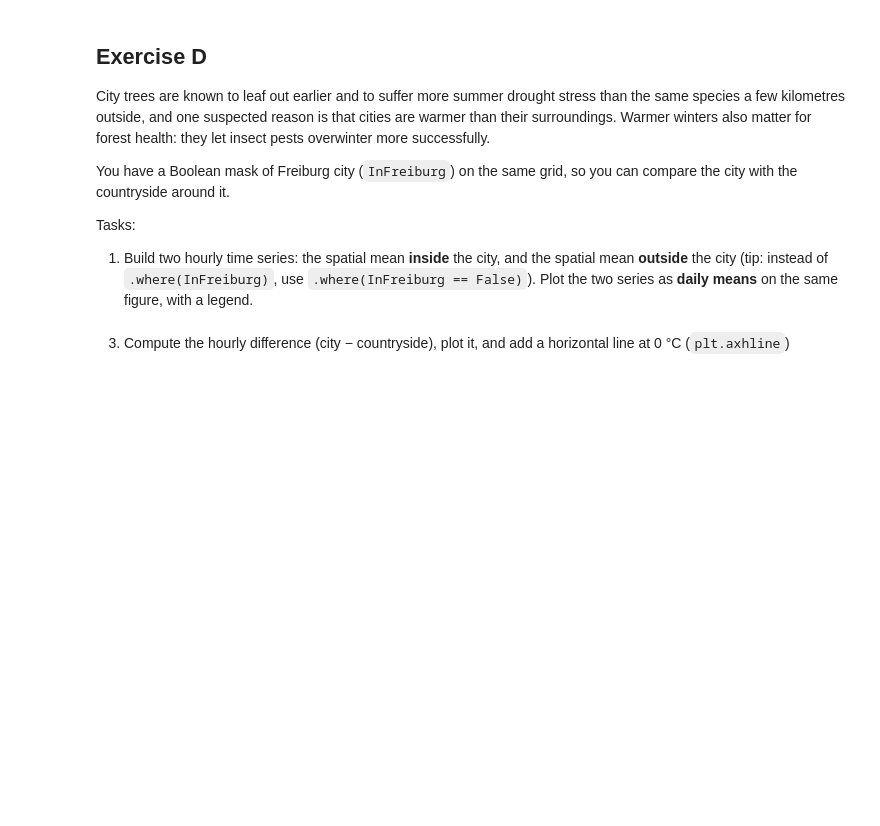
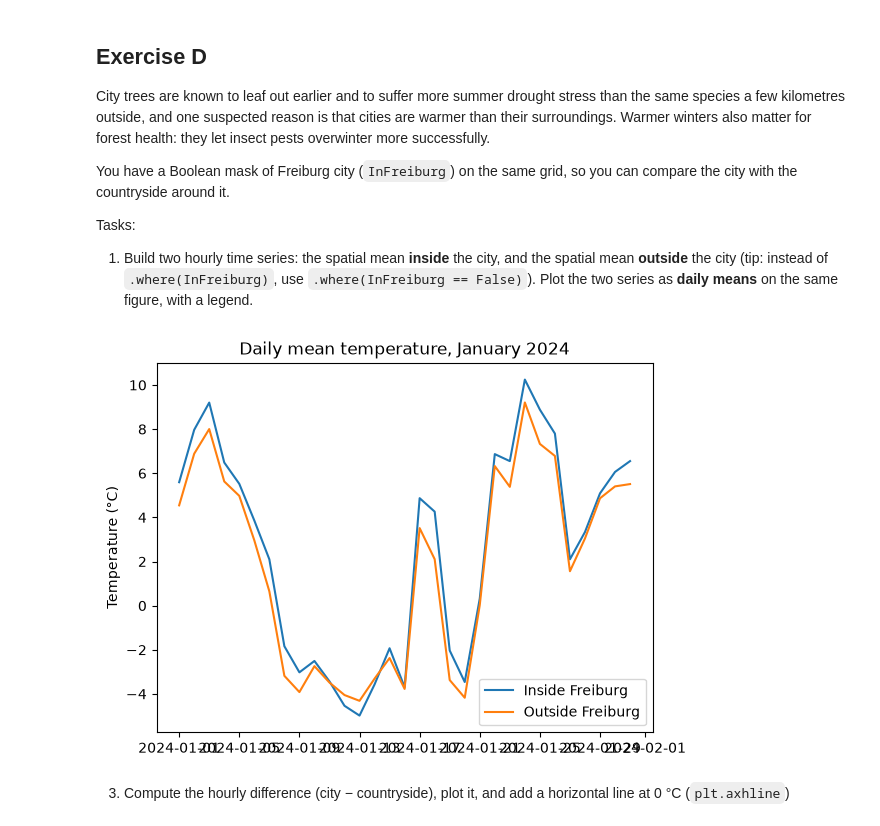
Before and after one commit to future-forests/coding-course, a Jupyter notebook: solution/05-geospatial-data.ipynb, the cells around one changed output. Drawn from its saved outputs; the diff is of its cells as text; code cells hidden in the pictures; blank space fills up the shorter version.

```diff
--- a/solution/05-geospatial-data.ipynb
+++ b/solution/05-geospatial-data.ipynb
@@ -253,21 +305,26 @@ Tasks:
 # %%
 # Solution
 
 InFreiburg = xr.open_dataarray("../processed_data/freiburg_city_mask.nc")
 LocalBox = Temp#.sel(lon=slice(7.65, 7.95), lat=slice(48.1, 47.85))
 
-CitySeries = LocalBox.where(InFreiburg).mean(dim=("lat", "lon"))
-RuralSeries = LocalBox.where(InFreiburg == False).mean(dim=("lat", "lon"))
+CityOnly = LocalBox.where(InFreiburg)
+CitySeries = CityOnly.mean(dim=("lat", "lon"))
+
+RuralOnly = LocalBox.where(InFreiburg == False)
+RuralSeries = RuralOnly.mean(dim=("lat", "lon"))
 
 CityDaily = CitySeries.resample(time="1D").mean()
 RuralDaily = RuralSeries.resample(time="1D").mean()
 
 plt.plot(CityDaily.time, CityDaily, label="Inside Freiburg")
 plt.plot(RuralDaily.time, RuralDaily, label="Outside Freiburg")
 plt.ylabel("Temperature (°C)")
 plt.title("Daily mean temperature, January 2024")
 plt.legend()
 plt.show()
+# %% [output]
+[figure, added]
 # %% [markdown]
 3. Compute the hourly difference (city − countryside), plot it, and add a horizontal line at 0 °C (`plt.axhline`)
 # %%
```
Also changed, not shown: parts of 27 cells of this notebook, 3 other files.
